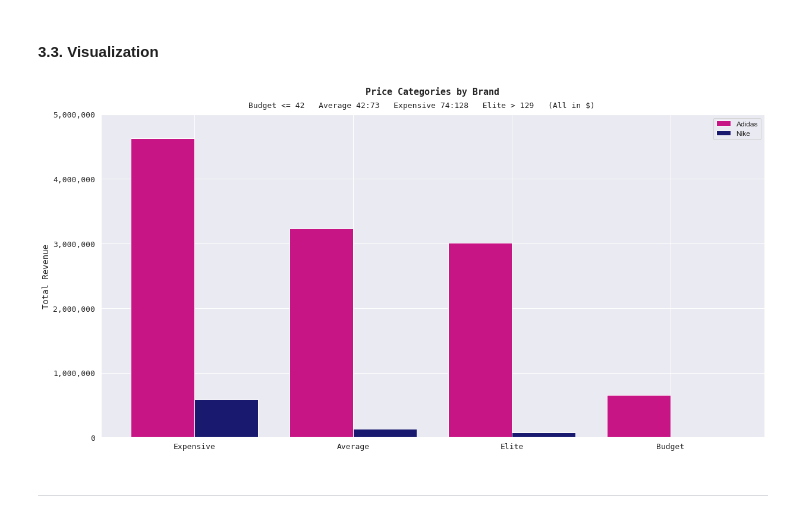
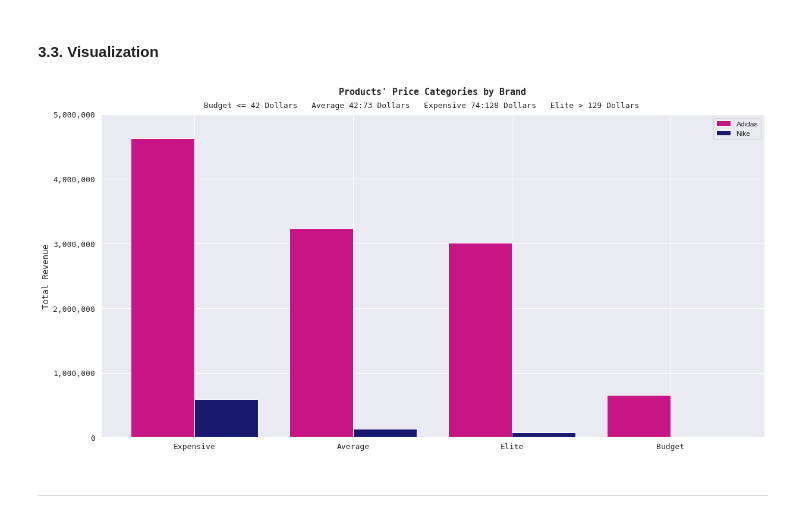
Before and after one commit to mennamamdouh/Optimizing-Online-Sports-Retail-Revenue, a Jupyter notebook: Optimizing Online Sports Retail Revenue.ipynb, the cells around one changed output. Drawn from its saved outputs; the diff is of its cells as text; code cells hidden in the pictures.

```diff
--- a/Optimizing Online Sports Retail Revenue.ipynb
+++ b/Optimizing Online Sports Retail Revenue.ipynb
@@ -344,7 +344,6 @@ dtypes: object(3)
 memory usage: 320.0+ bytes
 # %%
 labels['total_revenue'] = labels['total_revenue'].astype('float')
-labels['total_revenue'] = pd.to_numeric(labels['total_revenue'])
 # %%
 labels.info()
 # %% [output]
@@ -363,25 +362,25 @@ memory usage: 320.0+ bytes
 # %%
 adidas = labels[labels['brand']=="Adidas"]
 nike = labels[labels['brand']=="Nike"]
 
 x_pos = np.arange(len(adidas))
 tick_labels = labels['price_category'].unique()
 
 plt.figure(figsize=(20, 10))
 plt.bar(x_pos - 0.2, adidas['total_revenue'], width=0.4, label='Adidas', color="mediumvioletred")
 plt.bar(x_pos + 0.2, nike['total_revenue'], width=0.4, label='Nike', color="midnightblue")
-plt.title("Price Categories by Brand", fontsize=15, fontweight="bold", fontname="monospace", y=1.05)
-plt.suptitle("Budget <= 42   Average 42:73   Expensive 74:128   Elite > 129   (All in $)", fontsize=13, fontname="monospace", y=0.91)
+plt.title("Products' Price Categories by Brand", fontsize=15, fontweight="bold", fontname="monospace", y=1.05)
+plt.suptitle("Budget <= 42 Dollars   Average 42:73 Dollars   Expensive 74:128 Dollars   Elite > 129 Dollars", fontsize=13, fontname="monospace", y=0.91)
 plt.ylabel("Total Revenue", fontsize=14, fontname="monospace")
 plt.ylim([0, 5000000])
 plt.xticks(x_pos, tick_labels, fontsize=13, fontname="monospace")
 current_values = plt.gca().get_yticks()
 plt.gca().set_yticklabels(['{:,.0f}'.format(x) for x in current_values])
 plt.yticks(fontsize=13, fontname="monospace")
 plt.legend(fontsize='medium')
 plt.show()
 # %% [output]
-[figure, old version]
+[figure, new version]
 # %% [markdown]
 - - - -
 # %% [markdown]
```
Also changed, not shown: parts of 2 cells of this notebook.
